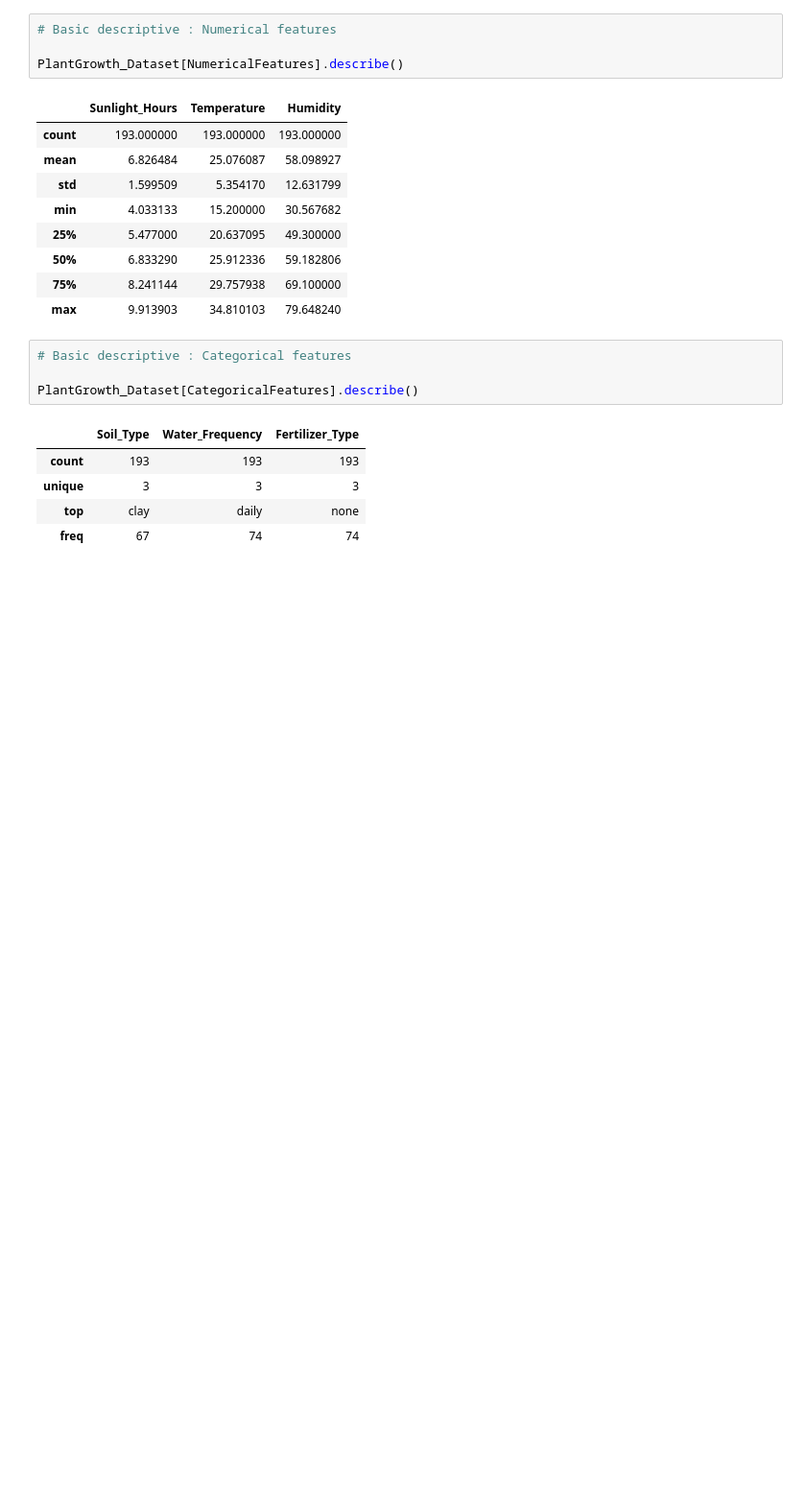
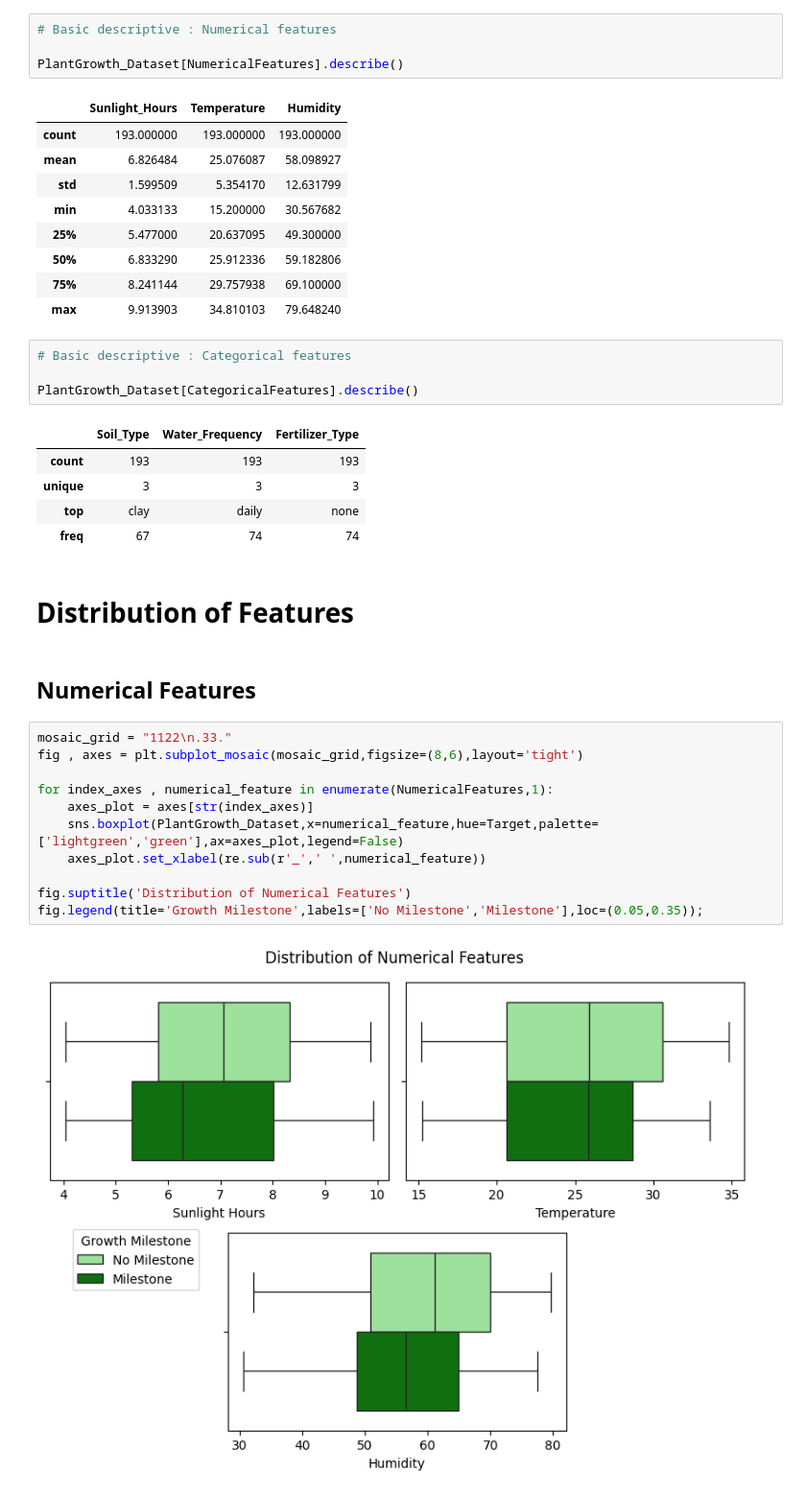
Before and after one commit to alexisuaguilaru/Plant_Growth_Model, a Jupyter notebook: ExploratoryDataAnalysis/ExploratoryDataAnalysis.ipynb, the cells around one changed output. Shown: that part at 96% size. Saved outputs shown, nothing was run; the diff lists cells and outputs as text; blank space fills up the shorter version.

Commit message:
ADD distribution plots of features

```diff
--- a/ExploratoryDataAnalysis/ExploratoryDataAnalysis.ipynb
+++ b/ExploratoryDataAnalysis/ExploratoryDataAnalysis.ipynb
@@ -80,3 +84,20 @@ PlantGrowth_Dataset[CategoricalFeatures].describe()
 | unique | 3 | 3 | 3 |
 | top | clay | daily | none |
 | freq | 67 | 74 | 74 |
+# %% [markdown]
+# Distribution of Features
+# %% [markdown]
+## Numerical Features
+# %%
+mosaic_grid = "1122\n.33."
+fig , axes = plt.subplot_mosaic(mosaic_grid,figsize=(8,6),layout='tight')
+
+for index_axes , numerical_feature in enumerate(NumericalFeatures,1):
+    axes_plot = axes[str(index_axes)]
+    sns.boxplot(PlantGrowth_Dataset,x=numerical_feature,hue=Target,palette=['lightgreen','green'],ax=axes_plot,legend=False)
+    axes_plot.set_xlabel(re.sub(r'_',' ',numerical_feature))
+
+fig.suptitle('Distribution of Numerical Features')
+fig.legend(title='Growth Milestone',labels=['No Milestone','Milestone'],loc=(0.05,0.35));
+# %% [output]
+[figure, added]
```
Also changed, not shown: parts of 3 cells of this notebook.
